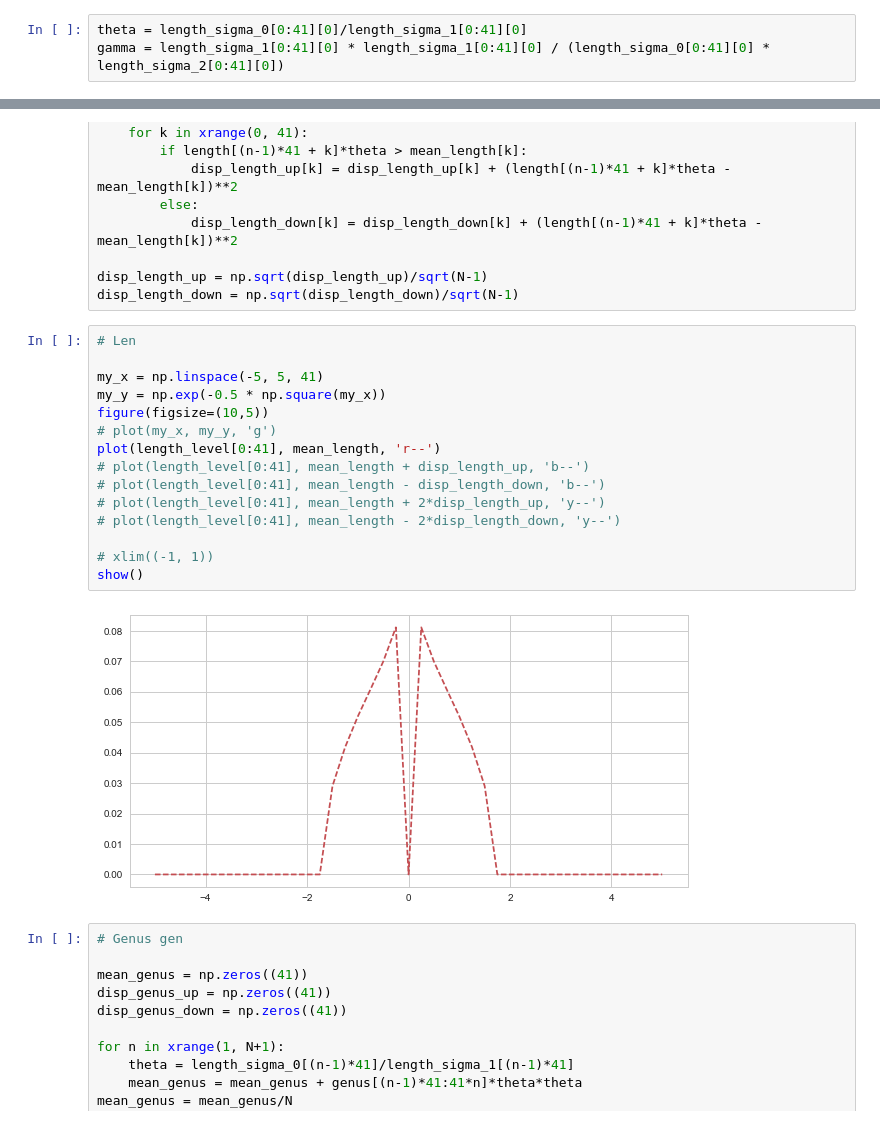
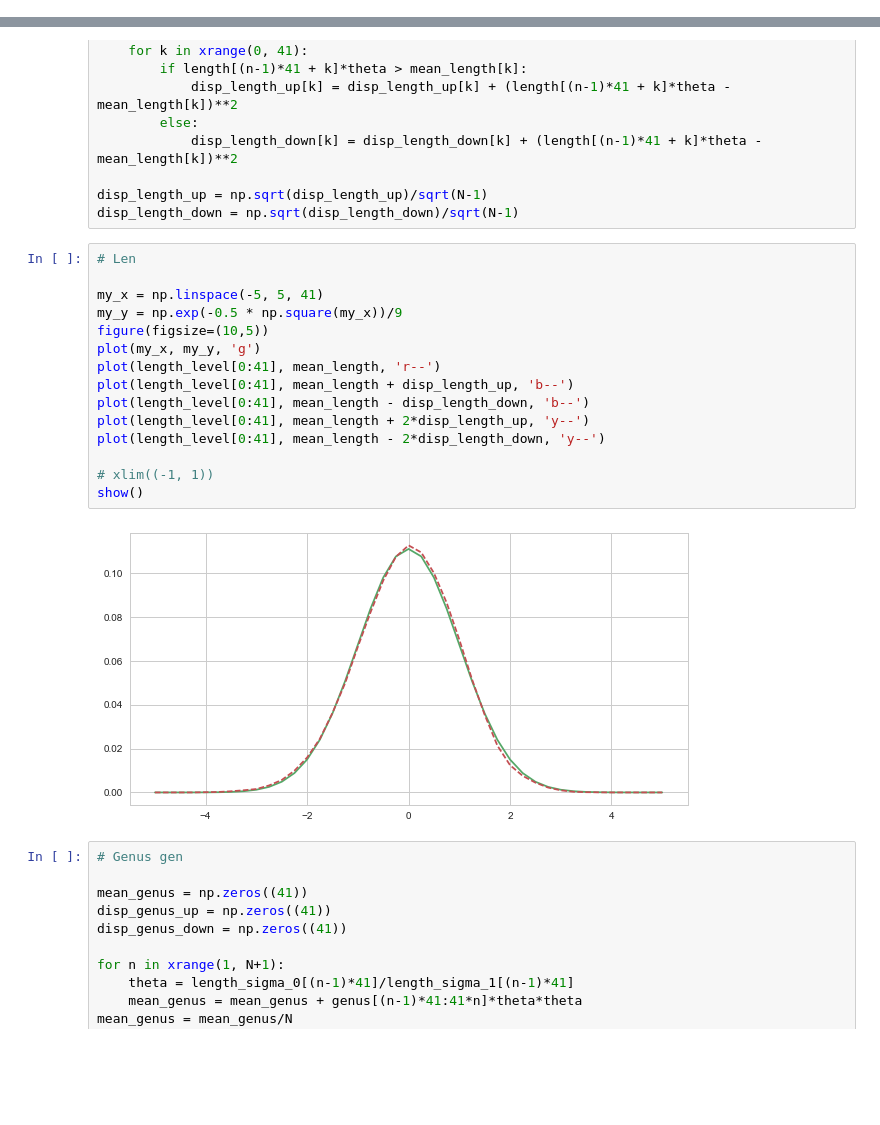
Before and after one commit to heyfaraday/CMB_test, a Jupyter notebook: stat_1.ipynb, the cells around one changed output, grey strips where cells are left out. Saved outputs shown, nothing was run; the diff lists cells and outputs as text; blank space fills up the shorter version.

```diff
--- a/stat_1.ipynb
+++ b/stat_1.ipynb
@@ -29,9 +29,6 @@ nsad, nsad_level = genfromtxt('./stat_1_dir/sad.dat').T
 # nmax, nmax_level = genfromtxt('./stat_2_dir/max.dat').T
 # nmin, nmin_level = genfromtxt('./stat_2_dir/min.dat').T
 # nsad, nsad_level = genfromtxt('./stat_2_dir/sad.dat').T
-# %%
-theta = length_sigma_0[0:41][0]/length_sigma_1[0:41][0]
-gamma = length_sigma_1[0:41][0] * length_sigma_1[0:41][0] / (length_sigma_0[0:41][0] * length_sigma_2[0:41][0])
 # %%
 # Area gen
 
@@ -90,20 +87,20 @@ disp_length_down = np.sqrt(disp_length_down)/sqrt(N-1)
 # %%
 # Len
 
 my_x = np.linspace(-5, 5, 41)
-my_y = np.exp(-0.5 * np.square(my_x))
+my_y = np.exp(-0.5 * np.square(my_x))/9
 figure(figsize=(10,5))
-# plot(my_x, my_y, 'g')
+plot(my_x, my_y, 'g')
 plot(length_level[0:41], mean_length, 'r--')
-# plot(length_level[0:41], mean_length + disp_length_up, 'b--')
-# plot(length_level[0:41], mean_length - disp_length_down, 'b--')
-# plot(length_level[0:41], mean_length + 2*disp_length_up, 'y--')
-# plot(length_level[0:41], mean_length - 2*disp_length_down, 'y--')
+plot(length_level[0:41], mean_length + disp_length_up, 'b--')
+plot(length_level[0:41], mean_length - disp_length_down, 'b--')
+plot(length_level[0:41], mean_length + 2*disp_length_up, 'y--')
+plot(length_level[0:41], mean_length - 2*disp_length_down, 'y--')
 
 # xlim((-1, 1))
 show()
 # %% [output]
-[figure, old version]
+[figure, new version]
 # %%
 # Genus gen
 
```
Also changed, not shown: parts of 2 cells of this notebook, 3 other files.
